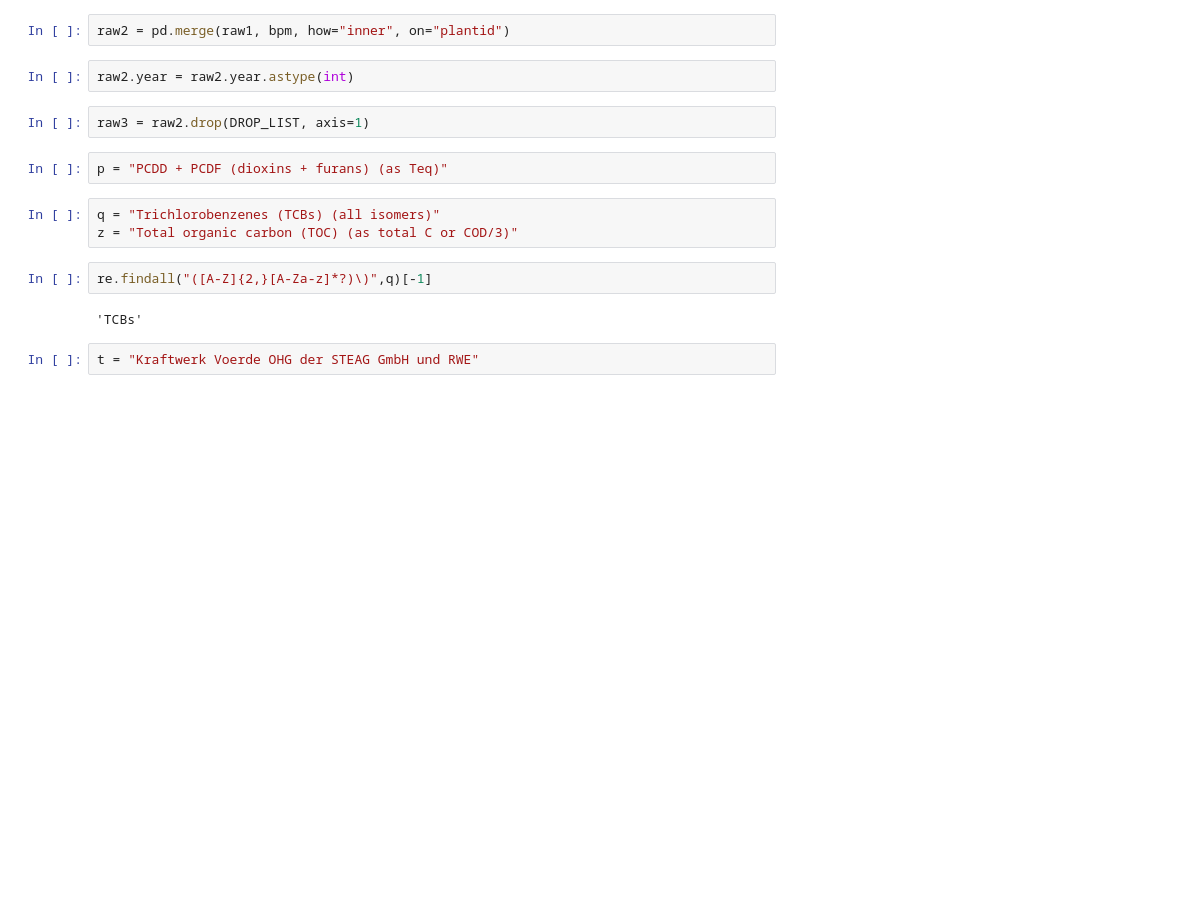
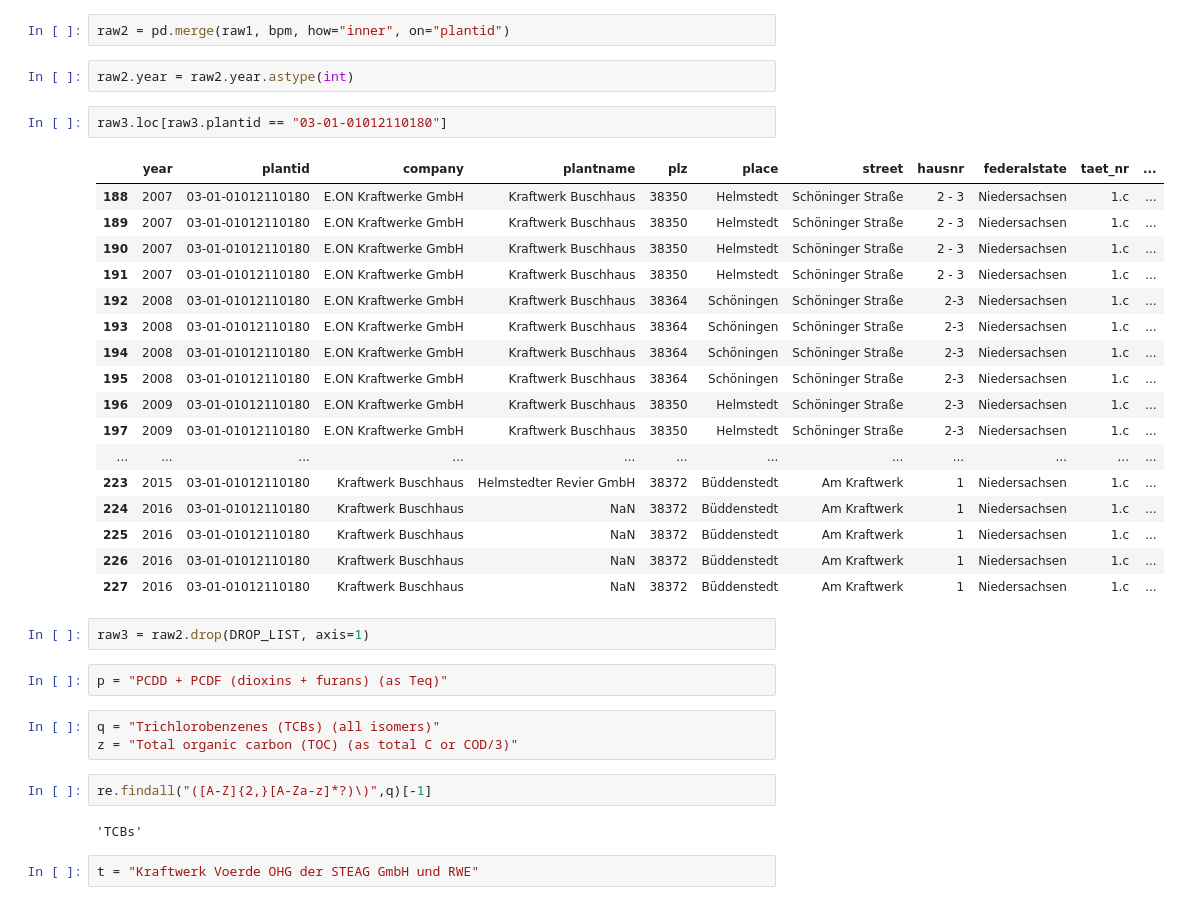
Before and after one commit to sidietz/plantwatch-data, a Jupyter notebook: pollution/pollution.ipynb, the cells around one changed output. Cells and saved outputs as stored; diff of their text form; blank space fills up the shorter version.

Commit message:
fix missing data, e.g. Buschhaus

```diff
--- a/pollution/pollution.ipynb
+++ b/pollution/pollution.ipynb
@@ -64,6 +64,26 @@ bpm.drop_duplicates(["plantid"], inplace=True)
 raw2 = pd.merge(raw1, bpm, how="inner", on="plantid")
 # %%
 raw2.year = raw2.year.astype(int)
+# %%
+raw3.loc[raw3.plantid == "03-01-01012110180"]
+# %% [output]
+|  | year | plantid | company | plantname | plz | place | street | hausnr | federalstate | taet_nr | ... |
+| 188 | 2007 | 03-01-01012110180 | E.ON Kraftwerke GmbH | Kraftwerk Buschhaus | 38350 | Helmstedt | Schöninger Straße | 2 - 3 | Niedersachsen | 1.c | ... |
+| 189 | 2007 | 03-01-01012110180 | E.ON Kraftwerke GmbH | Kraftwerk Buschhaus | 38350 | Helmstedt | Schöninger Straße | 2 - 3 | Niedersachsen | 1.c | ... |
+| 190 | 2007 | 03-01-01012110180 | E.ON Kraftwerke GmbH | Kraftwerk Buschhaus | 38350 | Helmstedt | Schöninger Straße | 2 - 3 | Niedersachsen | 1.c | ... |
+| 191 | 2007 | 03-01-01012110180 | E.ON Kraftwerke GmbH | Kraftwerk Buschhaus | 38350 | Helmstedt | Schöninger Straße | 2 - 3 | Niedersachsen | 1.c | ... |
+| 192 | 2008 | 03-01-01012110180 | E.ON Kraftwerke GmbH | Kraftwerk Buschhaus | 38364 | Schöningen | Schöninger Straße | 2-3 | Niedersachsen | 1.c | ... |
+| 193 | 2008 | 03-01-01012110180 | E.ON Kraftwerke GmbH | Kraftwerk Buschhaus | 38364 | Schöningen | Schöninger Straße | 2-3 | Niedersachsen | 1.c | ... |
+| 194 | 2008 | 03-01-01012110180 | E.ON Kraftwerke GmbH | Kraftwerk Buschhaus | 38364 | Schöningen | Schöninger Straße | 2-3 | Niedersachsen | 1.c | ... |
+| 195 | 2008 | 03-01-01012110180 | E.ON Kraftwerke GmbH | Kraftwerk Buschhaus | 38364 | Schöningen | Schöninger Straße | 2-3 | Niedersachsen | 1.c | ... |
+| 196 | 2009 | 03-01-01012110180 | E.ON Kraftwerke GmbH | Kraftwerk Buschhaus | 38350 | Helmstedt | Schöninger Straße | 2-3 | Niedersachsen | 1.c | ... |
+| 197 | 2009 | 03-01-01012110180 | E.ON Kraftwerke GmbH | Kraftwerk Buschhaus | 38350 | Helmstedt | Schöninger Straße | 2-3 | Niedersachsen | 1.c | ... |
+| ... | ... | ... | ... | ... | ... | ... | ... | ... | ... | ... | ... |
+| 223 | 2015 | 03-01-01012110180 | Kraftwerk Buschhaus | Helmstedter Revier GmbH | 38372 | Büddenstedt | Am Kraftwerk | 1 | Niedersachsen | 1.c | ... |
+| 224 | 2016 | 03-01-01012110180 | Kraftwerk Buschhaus | NaN | 38372 | Büddenstedt | Am Kraftwerk | 1 | Niedersachsen | 1.c | ... |
+| 225 | 2016 | 03-01-01012110180 | Kraftwerk Buschhaus | NaN | 38372 | Büddenstedt | Am Kraftwerk | 1 | Niedersachsen | 1.c | ... |
+| 226 | 2016 | 03-01-01012110180 | Kraftwerk Buschhaus | NaN | 38372 | Büddenstedt | Am Kraftwerk | 1 | Niedersachsen | 1.c | ... |
+| 227 | 2016 | 03-01-01012110180 | Kraftwerk Buschhaus | NaN | 38372 | Büddenstedt | Am Kraftwerk | 1 | Niedersachsen | 1.c | ... |
 # %%
 raw3 = raw2.drop(DROP_LIST, axis=1)
 # %%
```
Also changed, not shown: parts of 5 cells of this notebook, 3 other files.
